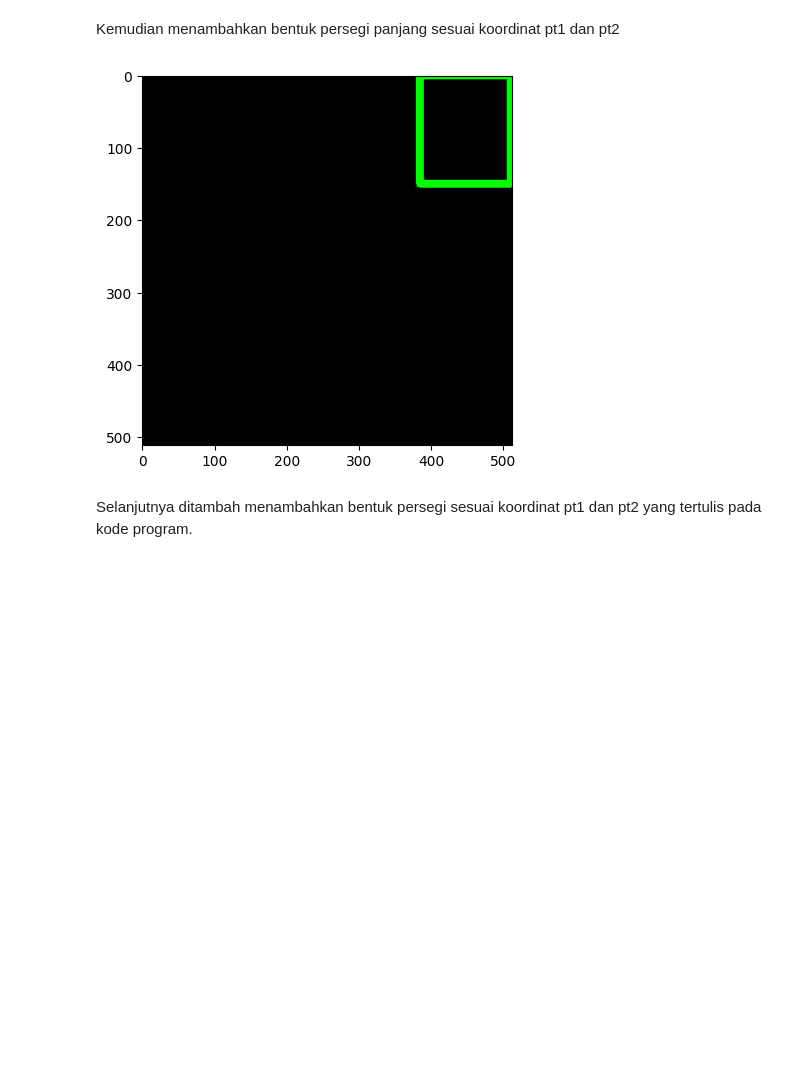
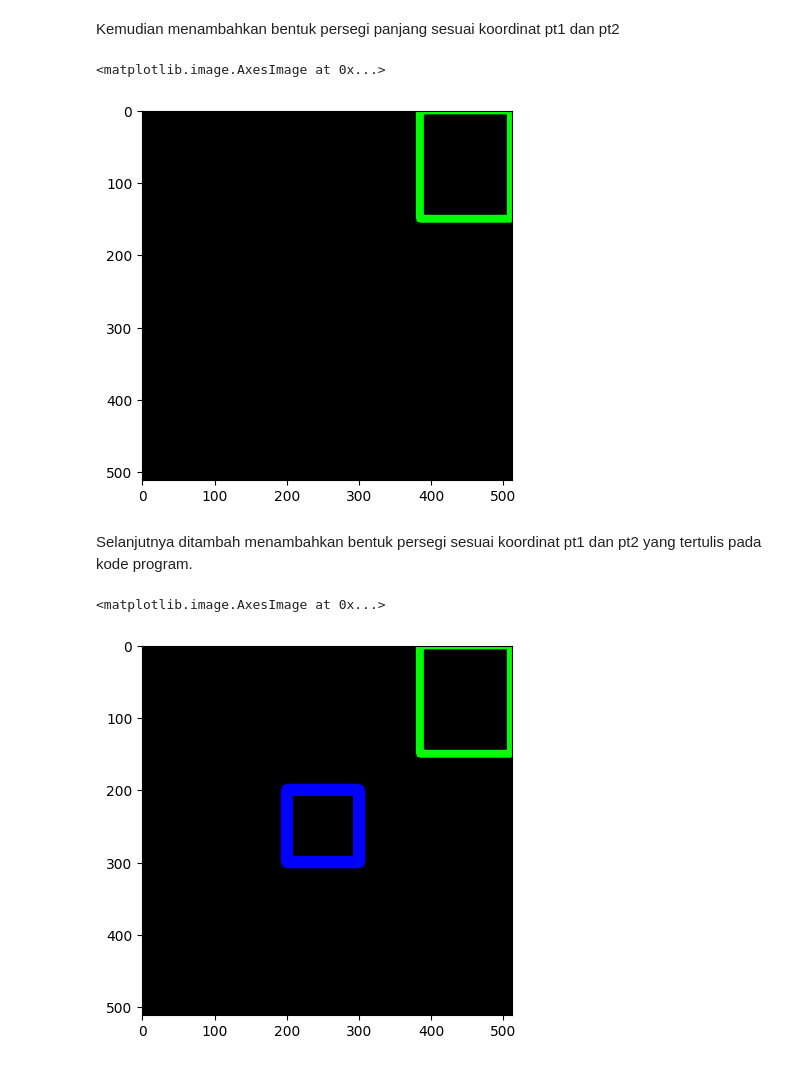
Before and after one commit to ChikoAbillaBasya/PCVK25_3G_09, a Jupyter notebook: Week02_09.ipynb, the cells around one changed output. Cells and saved outputs as stored; diff of their text form; code cells hidden in the pictures; blank space fills up the shorter version.

```diff
--- a/Week02_09.ipynb
+++ b/Week02_09.ipynb
@@ -159,18 +156,18 @@ plt.show()
 # %% [markdown]
 Kemudian menambahkan bentuk persegi panjang sesuai koordinat pt1 dan pt2
 # %%
-import numpy as np
-import matplotlib.pyplot as plt
-import cv2 as cv
-
-black_img = np.zeros(shape=(512, 512, 3), dtype=np.int16)
-
-cv.rectangle(black_img, pt1=(384,0), pt2=(510,150), color=(0,255,0), thickness=10)
-
+#perhatikan koordinat titik2 pt1 dan pt2
+cv.rectangle(black_img,pt1=(384,0),pt2=(510,150),color=(0,255,0),thickness=10)
 plt.imshow(black_img)
-plt.show()
 # %% [output]
+<matplotlib.image.AxesImage at 0x...>
 [figure]
 # %% [markdown]
 Selanjutnya ditambah menambahkan bentuk persegi sesuai koordinat pt1 dan
 pt2 yang tertulis pada kode program.
+# %%
+cv.rectangle(black_img,pt1=(200,200),pt2=(300,300),color=(0,0,255), thickness=15)
+plt.imshow(black_img)
+# %% [output]
+<matplotlib.image.AxesImage at 0x...>
+[figure, added]
```
Also changed, not shown: parts of 19 cells of this notebook.
